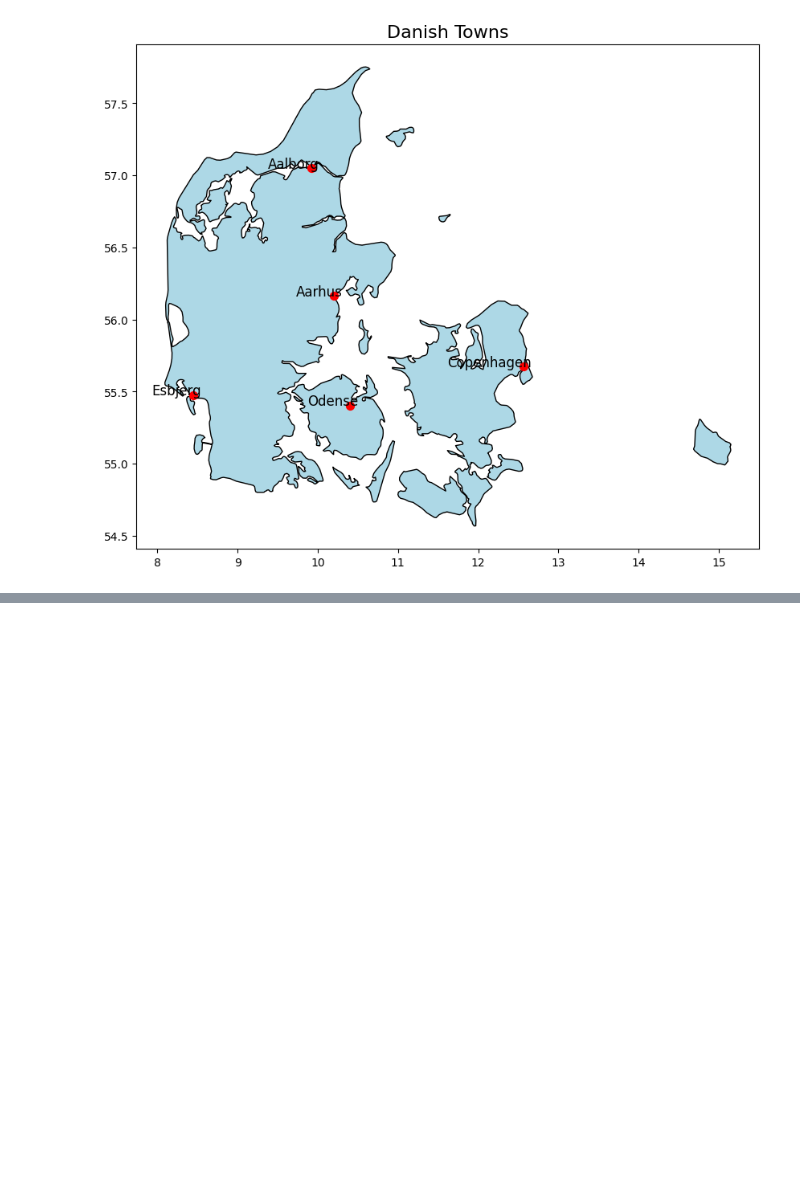
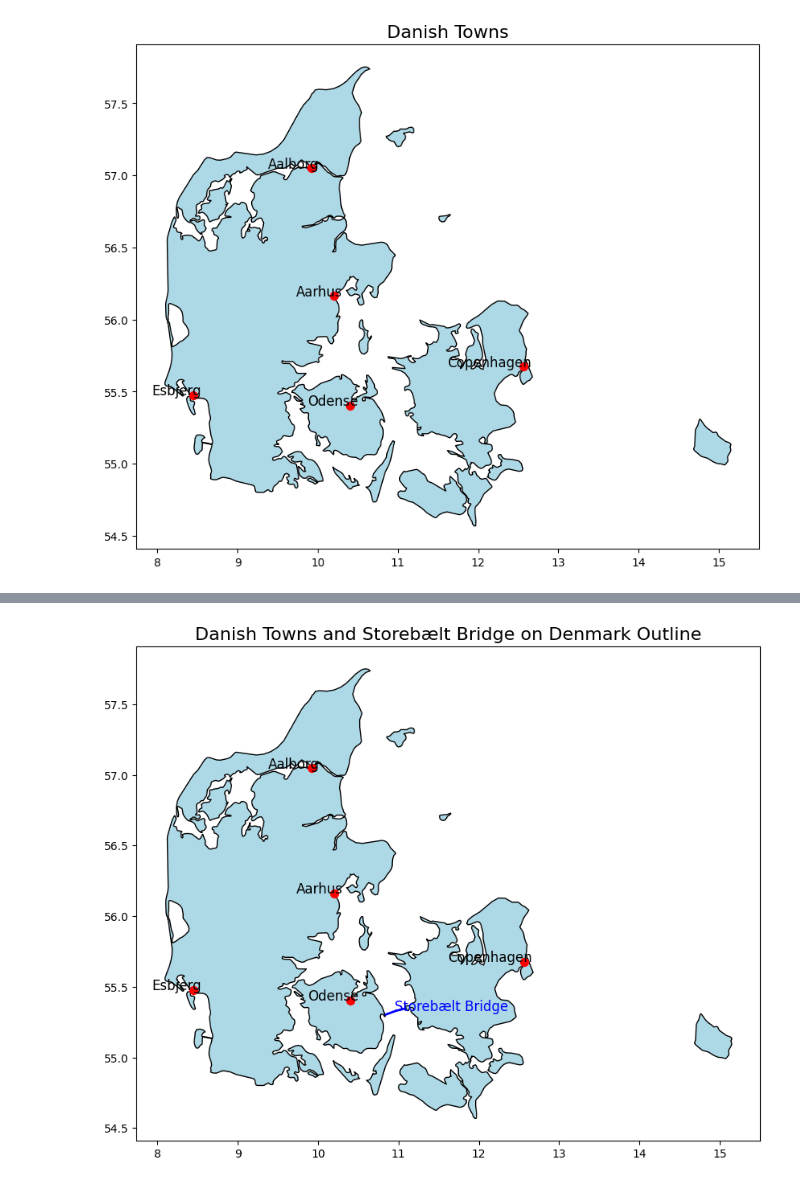
Before and after one commit to Esbern/GIS_demo, a Jupyter notebook: simplegeodata_plot.ipynb, the cells around one changed output, grey strips where cells are left out. Drawn from its saved outputs; the diff is of its cells as text; code cells hidden in the pictures; blank space fills up the shorter version.

```diff
--- a/simplegeodata_plot.ipynb
+++ b/simplegeodata_plot.ipynb
@@ -84,0 +87,42 @@ plt.show()
+# %%
+from shapely.geometry import  LineString
+# Coordinates for the Storebælt Bridge (approximate)
+bridge_coords = [
+    (11.09324,55.34822),  # Start (on Zealand)
+    (10.96626,55.32979),
+    (10.82989,55.30102)   # End (on Funen)
+]
+
+# Create a LineString for the bridge
+great_belt_bridge = LineString(bridge_coords)
+
+# Create a GeoDataFrame for the bridge
+gdf_bridge = gpd.GeoDataFrame(geometry=[great_belt_bridge])
+
+# Set the coordinate reference system (CRS)
+gdf_bridge.crs = 'epsg:4326'  # WGS84
+# %%
+# Create a plot
+fig, ax = plt.subplots(figsize=(10, 10))
+
+# Plot the outline of Denmark
+gdf_denmark.plot(ax=ax, color='lightblue', edgecolor='black')
+
+# Plot the towns on top
+gdf_towns.plot(ax=ax, color='red', markersize=50)
+
+# Plot the Great Belt Bridge
+gdf_bridge.plot(ax=ax, color='blue', linewidth=2)
+
+# Annotate the town names
+for x, y, label in zip(gdf_towns.geometry.x, gdf_towns.geometry.y, gdf_towns['name']):
+    ax.text(x + 0.1, y, label, fontsize=12, ha='right')
+
+# Annotate the bridge
+ax.text(10.95, 55.33, "Storebælt Bridge", fontsize=12, color='blue', ha='left')
+
+# Set title and show the plot
+ax.set_title("Danish Towns and Storebælt Bridge on Denmark Outline", fontsize=16)
+plt.show()
+# %% [output]
+[figure, added]
```
Also changed, not shown: parts of 6 cells of this notebook.
